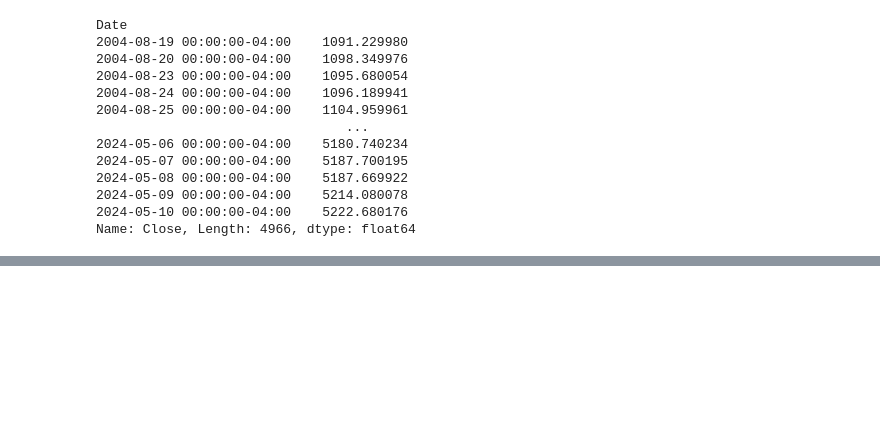
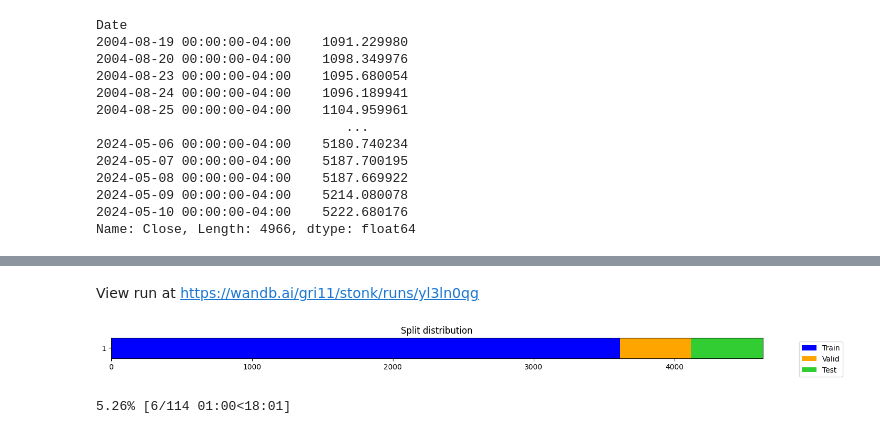
Before and after one commit to gri11/stonk, a Jupyter notebook: playground/tsai.ipynb, the cells around one changed output, grey strips where cells are left out. Drawn from its saved outputs; the diff is of its cells as text; code cells hidden in the pictures; blank space fills up the shorter version.

```diff
--- a/playground/tsai.ipynb
+++ b/playground/tsai.ipynb
@@ -32,5 +7,4 @@ gspc_data
 # %%
-import yfinance as yf
 interval = "1d"
 start_date = "2004-08-19"
 val_date = "2020-05-01"
@@ -46,12 +20,8 @@ print("Test Size:", test_size)
 
 gspc = yf.Ticker("^GSPC")
 gspc_hist = gspc.history(start=start_date, end=end_date, interval=interval)
-gspc_hist = gspc_hist.dropna()
-gspc_hist = gspc_hist["Close"]
-# train_data = gspc_hist.loc[start_date:test_date]
-# test_data = gspc_hist.loc[test_date:end_date]
 
-gspc_hist
+gspc_hist['Close']
 # %% [output]
 Valid Size: 504
 Test Size: 509
@@ -69,4 +39,5 @@ Date
 2024-05-10 00:00:00-04:00    5222.680176
 Name: Close, Length: 4966, dtype: float64
 # %%
-ts = gspc_data['Close'].values
+ts = gspc_hist['Close'].values
+ts
@@ -72,0 +47,6 @@ ts = gspc_data['Close'].values
+# %%
+from tsai.inference import load_learner
+def predict(fcst, X, y, split):
+    raw_preds, target, preds = fcst.get_X_preds(X[split], y[split])
+
+    return pd.DataFrame({"raw_preds": raw_preds.flatten(), "target": target, "preds": preds})
@@ -72,0 +124,61 @@ ts = gspc_data['Close'].values
+# %%
+from tsai.wandb import wandb_agent
+import wandb
+
+from kaggle_secrets import UserSecretsClient
+user_secrets = UserSecretsClient()
+secret_value_0 = user_secrets.get_secret("wandb")
+wandb.login(key=secret_value_0)
+
+# 1: Define objective/training function
+def objective(config):
+    score = config.x**3 + config.y
+    return score
+
+def main():
+    wandb.init(project="my-first-sweep")
+    score = objective(wandb.config)
+    wandb.log({"score": score})
+
+def train():
+    wandb.init(project="stonk")
+    window_len = wandb.config.window_len
+    X, y = SlidingWindow(window_len, horizon=1)(ts)
+    splits = TimeSplitter(valid_size=valid_size, test_size=test_size)(y)
+    tfms = [None, TSForecasting()]
+    batch_tfms = TSStandardize()
+    fcst = TSForecaster(X, y, splits=splits, path='models/', tfms=tfms, batch_tfms=batch_tfms, bs=512,
+                        arch=wandb.config.arch, metrics=mae, cbs=ShowGraph())
+    fcst.fit_one_cycle(wandb.config.num_epoch, wandb.config.lr)
+
+    results = {
+        "train": predict(fcst, X, y, splits[0]),
+        "val": predict(fcst, X, y, splits[1]),
+        "test": predict(fcst, X, y, splits[2]),
+    }
+
+    performance = evaluate(results['val']['target'], results['val']['raw_preds'])
+
+    wandb.log(performance)
+
+    fcst.export(f"{wandb.config.arch}_{wandb.config.window_len}.pkl")
+
+# 2: Define the search space
+sweep_configuration = {
+    "method": "random",
+    "metric": {"goal": "minimize", "name": "mae"},
+    "parameters": {
+        "arch": {"values": archs},
+        "window_len": {"max": 512, "min": 120},
+        "num_epoch": {"max": 200, "min": 50},
+#         "num_epoch": {"max": 3, "min": 1},
+        "lr": {"values": [1e-3]},
+    },
+}
+
+# 3: Start the sweep
+sweep_id = wandb.sweep(sweep=sweep_configuration, project="stonk")
+sweep = wandb.agent(sweep_id, function=train, count=10)
+
+wandb_agent(None, sweep)
+# %% [output]
@@ -72,0 +204,3 @@ ts = gspc_data['Close'].values
+View run at https://wandb.ai/gri11/stonk/runs/yl3ln0qg
+[figure, added]
+5.26% [6/114 01:00<18:01]
```
Also changed, not shown: parts of 10 cells of this notebook.
